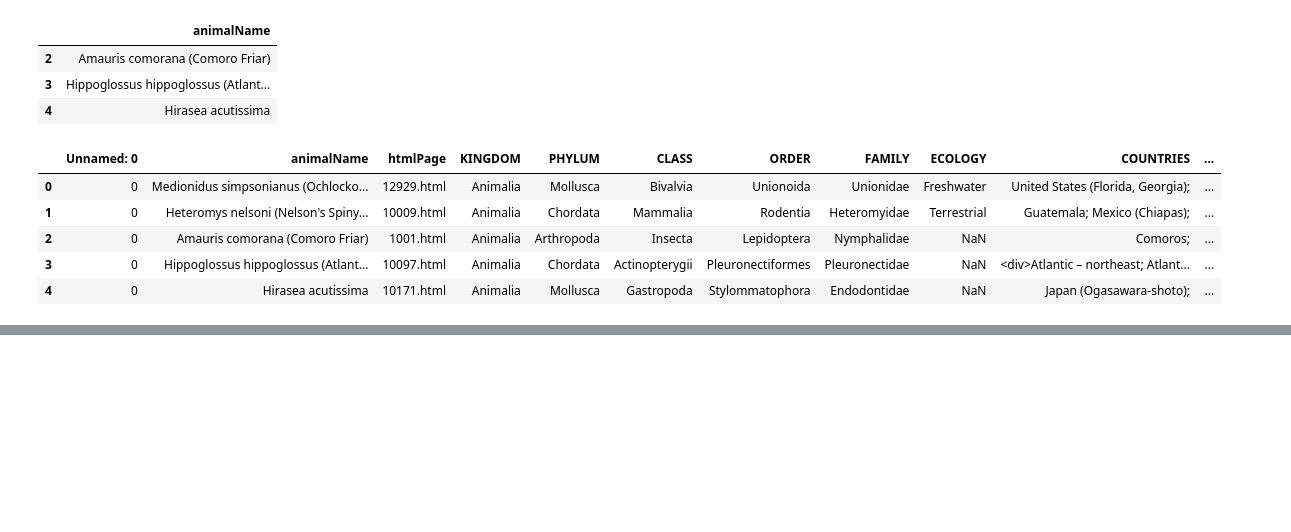
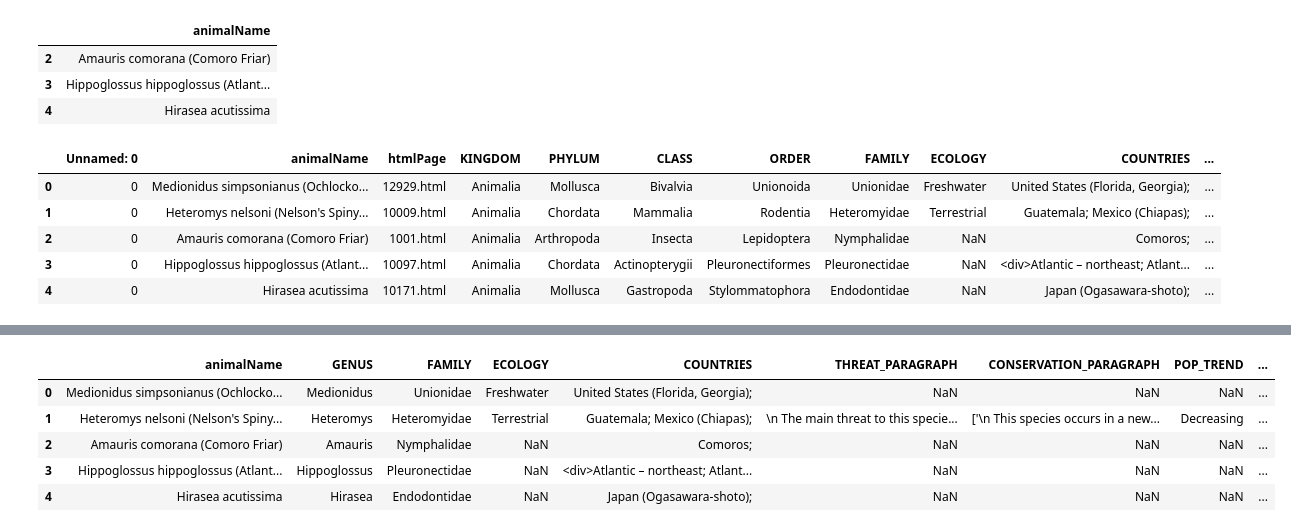
Before and after one commit to andrewedstrom/cs638project, a Jupyter notebook: analyzeRedlistFeatures.ipynb, the cells around one changed output, grey strips where cells are left out. Cells and saved outputs as stored; diff of their text form; code cells hidden in the pictures; blank space fills up the shorter version.

```diff
--- a/analyzeRedlistFeatures.ipynb
+++ b/analyzeRedlistFeatures.ipynb
@@ -205,0 +213,18 @@ df.head()
+# %%
+# fix animalName to be just the animal's nickname/common name
+# but FIRST, need to extract genus from animalName
+for index, row in df.iterrows():
+    nameString = row['animalName']
+    endGenusName = nameString.find(" ")
+    genus = nameString[0:endGenusName]
+    df.loc[index, 'GENUS'] = genus
+
+dfBeforeRemovingNames = df # save copy of df before removing names
+dfBeforeRemovingNames.head()
+# %% [output]
+|  | animalName | GENUS | FAMILY | ECOLOGY | COUNTRIES | THREAT_PARAGRAPH | CONSERVATION_PARAGRAPH | POP_TREND | ... |
+| 0 | Medionidus simpsonianus (Ochlocko... | Medionidus | Unionidae | Freshwater | United States (Florida, Georgia); | NaN | NaN | NaN | ... |
+| 1 | Heteromys nelsoni (Nelson's Spiny... | Heteromys | Heteromyidae | Terrestrial | Guatemala; Mexico (Chiapas); | \n The main threat to this specie... | ['\n This species occurs in a new... | Decreasing | ... |
+| 2 | Amauris comorana (Comoro Friar) | Amauris | Nymphalidae | NaN | Comoros; | NaN | NaN | NaN | ... |
+| 3 | Hippoglossus hippoglossus (Atlant... | Hippoglossus | Pleuronectidae | NaN | <div>Atlantic – northeast; Atlant... | NaN | NaN | NaN | ... |
+| 4 | Hirasea acutissima | Hirasea | Endodontidae | NaN | Japan (Ogasawara-shoto); | NaN | NaN | NaN | ... |
```
Also changed, not shown: parts of 9 cells of this notebook.
